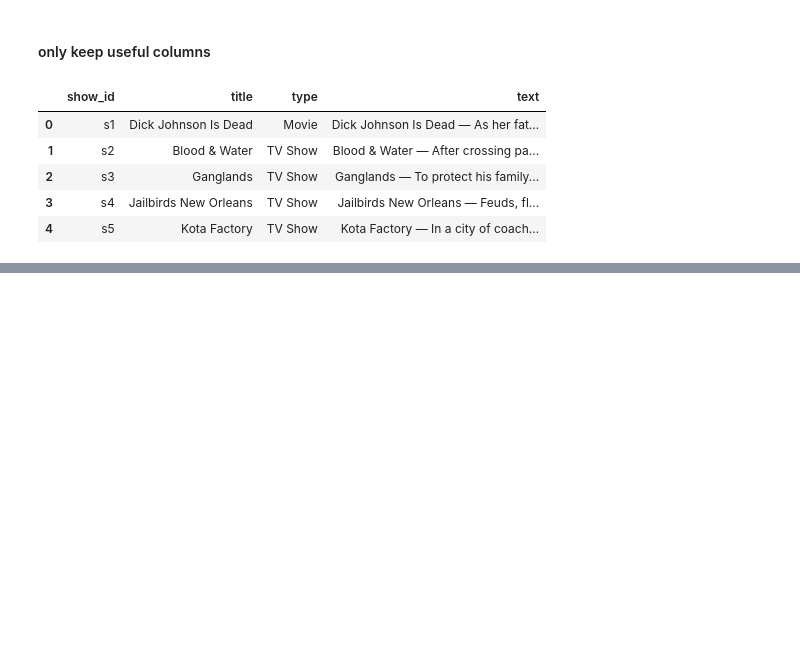
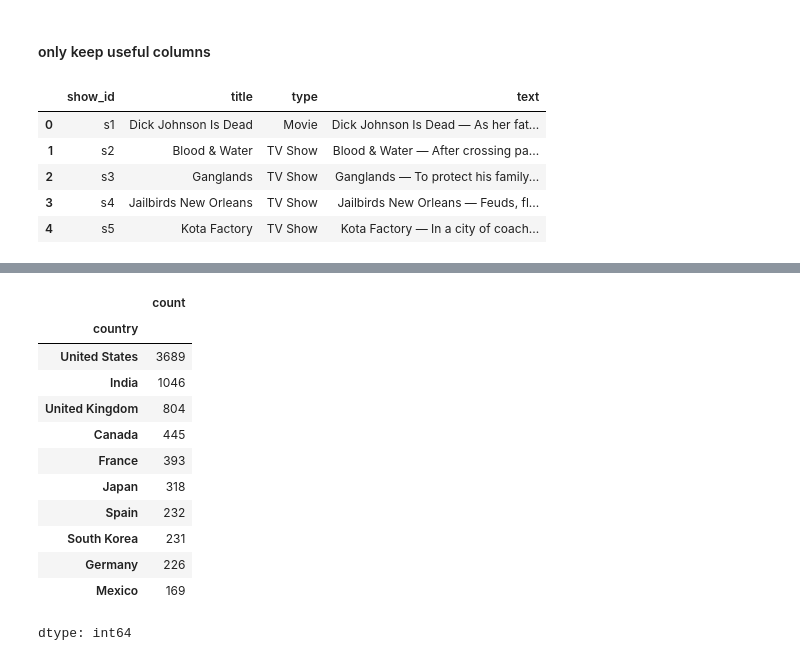
Before and after one commit to JoshOmondi/deep_learning, a Jupyter notebook: NetflixRAG.ipynb, the cells around one changed output, grey strips where cells are left out. Drawn from its saved outputs; the diff is of its cells as text; code cells hidden in the pictures; blank space fills up the shorter version.

```diff
--- a/NetflixRAG.ipynb
+++ b/NetflixRAG.ipynb
@@ -212,0 +247,22 @@ df.head()
+# %%
+#Top countries producing Netflix content
+
+# Split the 'country' column into multiple rows
+df_countries = df.assign(country=df['country'].str.split(', ')).explode('country')
+
+top_countries = df_countries['country'].value_counts().head(10)
+top_countries
+# %% [output]
+|  | count |
+| country |  |
+| United States | 3689 |
+| India | 1046 |
+| United Kingdom | 804 |
+| Canada | 445 |
+| France | 393 |
+| Japan | 318 |
+| Spain | 232 |
+| South Korea | 231 |
+| Germany | 226 |
+| Mexico | 169 |
+dtype: int64
```
Also changed, not shown: parts of 6 cells of this notebook.
